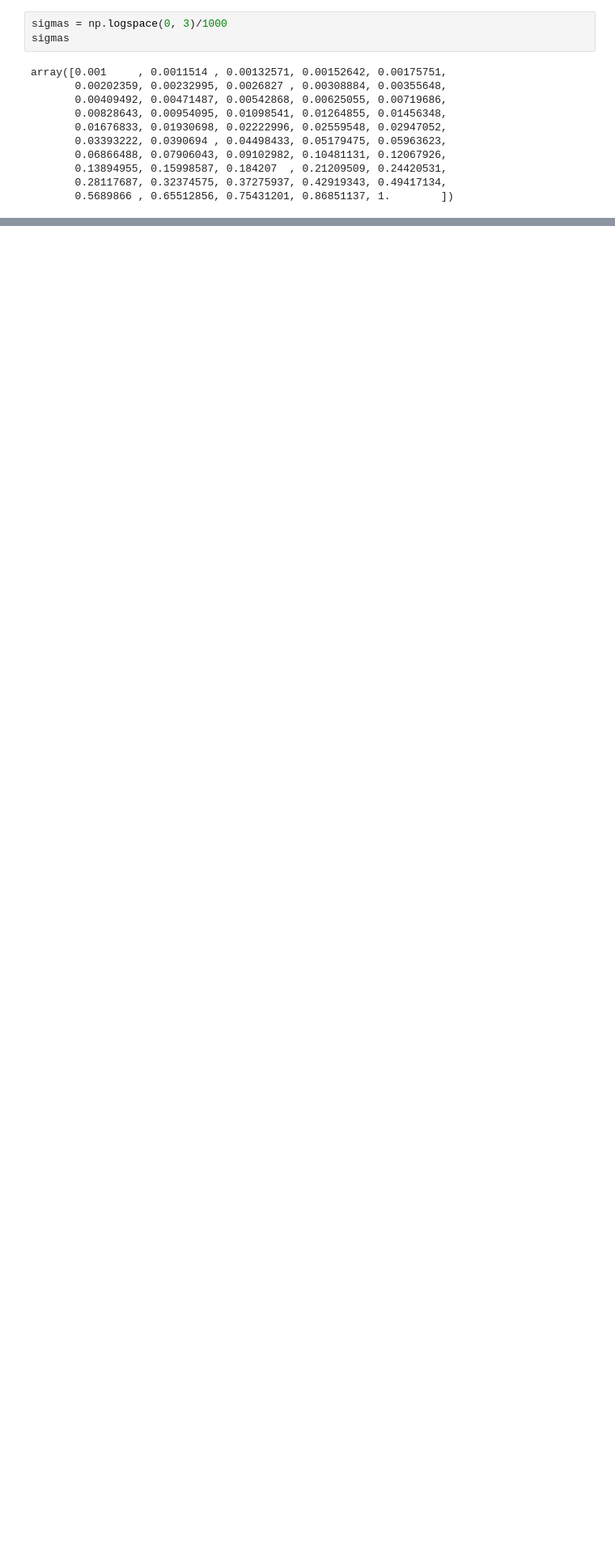
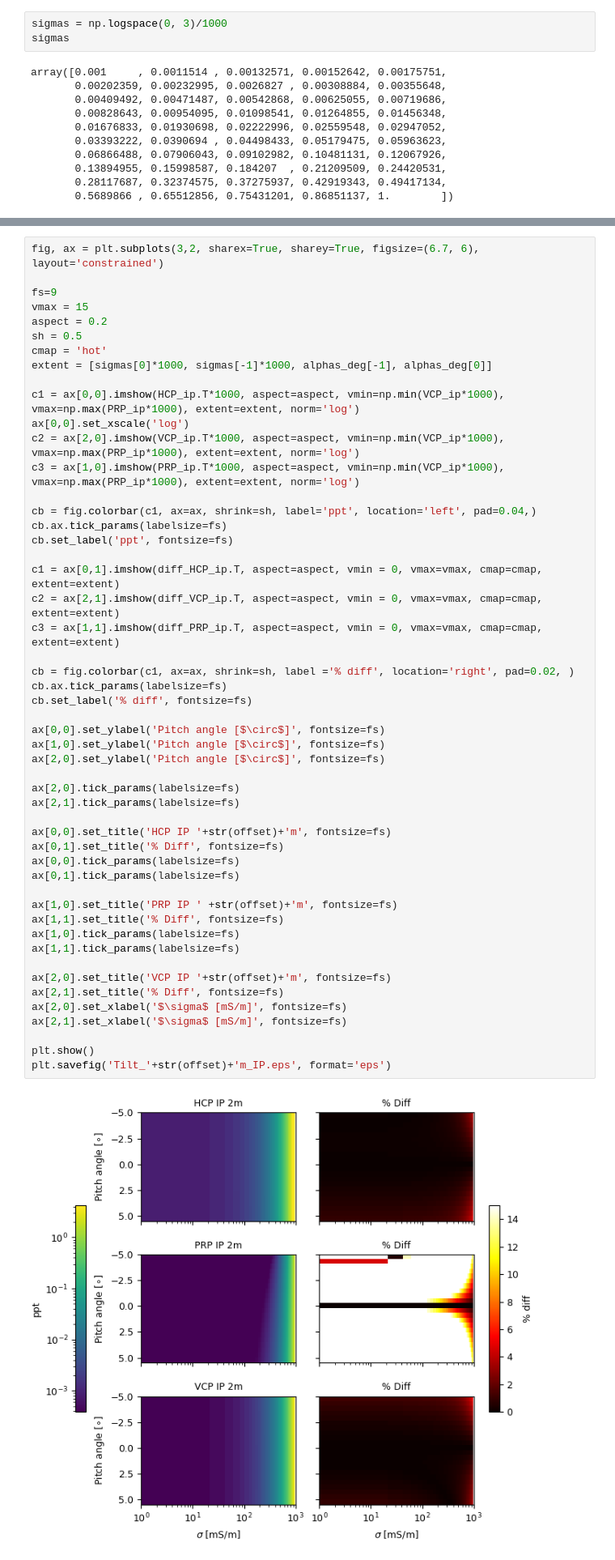
Before and after one commit to mariacarrizo/FDEM_LCI_PWI, a Jupyter notebook: Tilt.ipynb, the cells around one changed output, grey strips where cells are left out. Shown at 81% size. Saved outputs shown, nothing was run; the diff lists cells and outputs as text; blank space fills up the shorter version.

```diff
--- a/Tilt.ipynb
+++ b/Tilt.ipynb
@@ -751,0 +830,53 @@ plt.savefig('Tilt_8m.svg', format='svg')
+# %%
+fig, ax = plt.subplots(3,2, sharex=True, sharey=True, figsize=(6.7, 6), layout='constrained')
+
+fs=9
+vmax = 15
+aspect = 0.2
+sh = 0.5
+cmap = 'hot'
+extent = [sigmas[0]*1000, sigmas[-1]*1000, alphas_deg[-1], alphas_deg[0]]
+
+c1 = ax[0,0].imshow(HCP_ip.T*1000, aspect=aspect, vmin=np.min(VCP_ip*1000), vmax=np.max(PRP_ip*1000), extent=extent, norm='log')
+ax[0,0].set_xscale('log')
+c2 = ax[2,0].imshow(VCP_ip.T*1000, aspect=aspect, vmin=np.min(VCP_ip*1000), vmax=np.max(PRP_ip*1000), extent=extent, norm='log')
+c3 = ax[1,0].imshow(PRP_ip.T*1000, aspect=aspect, vmin=np.min(VCP_ip*1000), vmax=np.max(PRP_ip*1000), extent=extent, norm='log')
+
+cb = fig.colorbar(c1, ax=ax, shrink=sh, label='ppt', location='left', pad=0.04,)
+cb.ax.tick_params(labelsize=fs)
+cb.set_label('ppt', fontsize=fs)
+
+c1 = ax[0,1].imshow(diff_HCP_ip.T, aspect=aspect, vmin = 0, vmax=vmax, cmap=cmap, extent=extent)
+c2 = ax[2,1].imshow(diff_VCP_ip.T, aspect=aspect, vmin = 0, vmax=vmax, cmap=cmap, extent=extent)
+c3 = ax[1,1].imshow(diff_PRP_ip.T, aspect=aspect, vmin = 0, vmax=vmax, cmap=cmap, extent=extent)
+
+cb = fig.colorbar(c1, ax=ax, shrink=sh, label ='% diff', location='right', pad=0.02, )
+cb.ax.tick_params(labelsize=fs)
+cb.set_label('% diff', fontsize=fs)
+
+ax[0,0].set_ylabel('Pitch angle [$\circ$]', fontsize=fs)
+ax[1,0].set_ylabel('Pitch angle [$\circ$]', fontsize=fs)
+ax[2,0].set_ylabel('Pitch angle [$\circ$]', fontsize=fs)
+
+ax[2,0].tick_params(labelsize=fs)
+ax[2,1].tick_params(labelsize=fs)
+
+ax[0,0].set_title('HCP IP '+str(offset)+'m', fontsize=fs)
+ax[0,1].set_title('% Diff', fontsize=fs)
+ax[0,0].tick_params(labelsize=fs)
+ax[0,1].tick_params(labelsize=fs)
+
+ax[1,0].set_title('PRP IP ' +str(offset)+'m', fontsize=fs)
+ax[1,1].set_title('% Diff', fontsize=fs)
+ax[1,0].tick_params(labelsize=fs)
+ax[1,1].tick_params(labelsize=fs)
+
+ax[2,0].set_title('VCP IP '+str(offset)+'m', fontsize=fs)
+ax[2,1].set_title('% Diff', fontsize=fs)
+ax[2,0].set_xlabel('$\sigma$ [mS/m]', fontsize=fs)
+ax[2,1].set_xlabel('$\sigma$ [mS/m]', fontsize=fs)
+
+plt.show()
+plt.savefig('Tilt_'+str(offset)+'m_IP.eps', format='eps')
+# %% [output]
+[figure, added]
```
Also changed, not shown: parts of 4 cells of this notebook, 9 other files.
